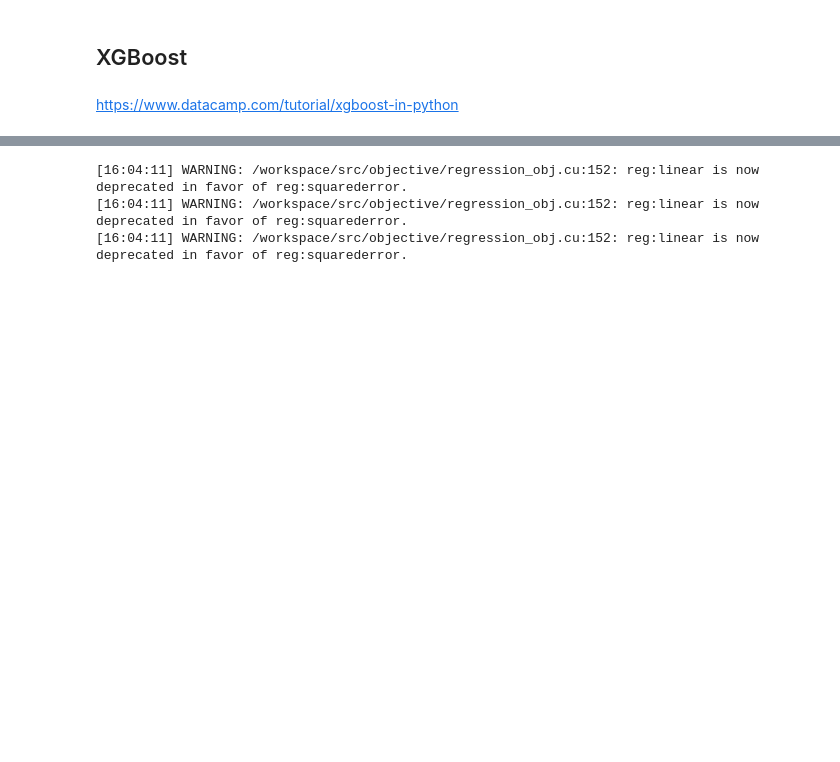
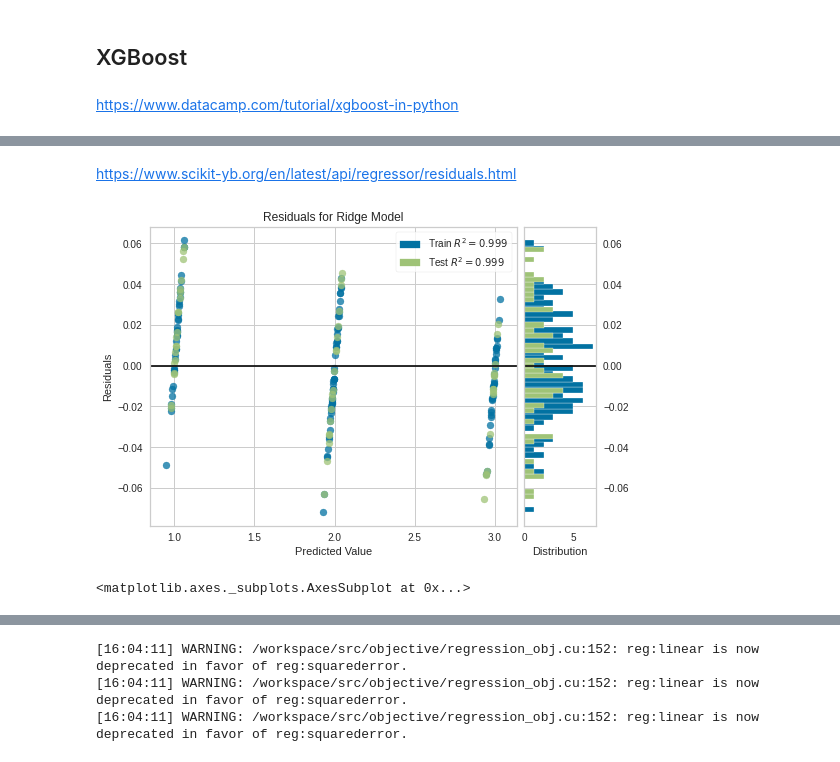
Before and after one commit to JMML2021/Sprint-7.-Algoritmes-d-aprenentatge-supervisat-Classificaci-, a Jupyter notebook: Sprint_7_Algoritmes_d’aprenentatge_supervisat_Classificacio.ipynb, the cells around one changed output, grey strips where cells are left out. Saved outputs shown, nothing was run; the diff lists cells and outputs as text; code cells hidden in the pictures; blank space fills up the shorter version.

```diff
--- a/Sprint_7_Algoritmes_d’aprenentatge_supervisat_Classificacio.ipynb
+++ b/Sprint_7_Algoritmes_d’aprenentatge_supervisat_Classificacio.ipynb
@@ -468,0 +522,36 @@ RMSE: 0.646079
+# %% [markdown]
+https://www.scikit-yb.org/en/latest/api/regressor/residuals.html
+# %%
+from sklearn.linear_model import Ridge
+from sklearn.model_selection import train_test_split
+
+from yellowbrick.datasets import load_concrete
+from yellowbrick.regressor import ResidualsPlot
+
+
+# Creo la columna X e Y:
+datos_x = df1.loc[:,data.columns != 'target'].values
+datos_y = df1.loc[:,['target']].values
+
+# Split dataset into training set and test set
+X_train, X_test, y_train, y_test = train_test_split(datos_x, datos_y, test_size=0.3,random_state=109) # 70% training and 30% test
+
+
+'''
+
+# Load a regression dataset
+X, y = load_concrete()
+
+# Create the train and test data
+X_train, X_test, y_train, y_test = train_test_split(X, y, test_size=0.2, random_state=42)
+'''
+# Instantiate the linear model and visualizer
+model = Ridge()
+visualizer = ResidualsPlot(model)
+
+visualizer.fit(X_train, y_train)  # Fit the training data to the visualizer
+visualizer.score(X_test, y_test)  # Evaluate the model on the test data
+visualizer.show()                 # Finalize and render the figure
+# %% [output]
+[figure, added]
+<matplotlib.axes._subplots.AxesSubplot at 0x...>
```
Also changed, not shown: parts of 8 cells of this notebook.
